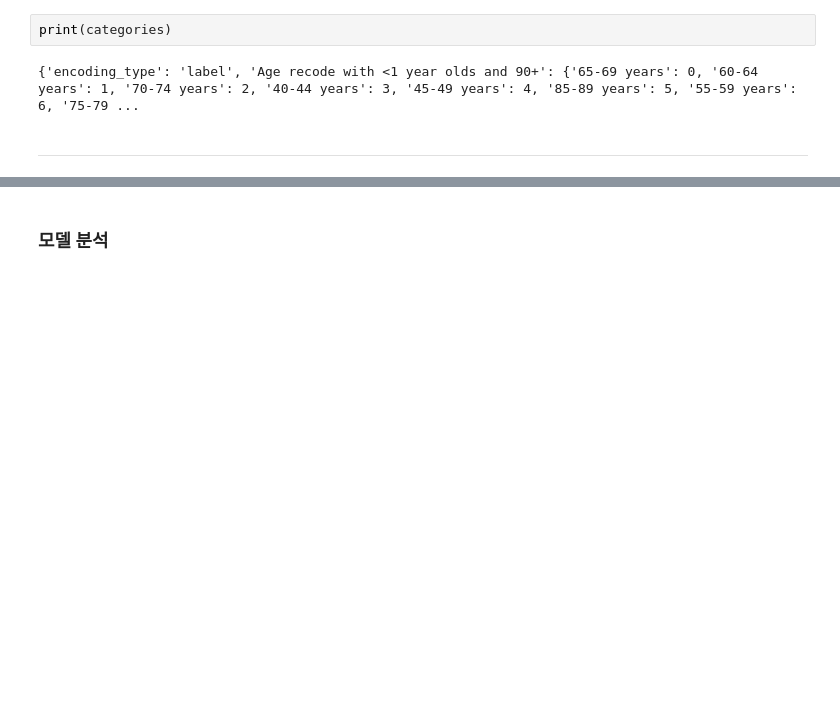
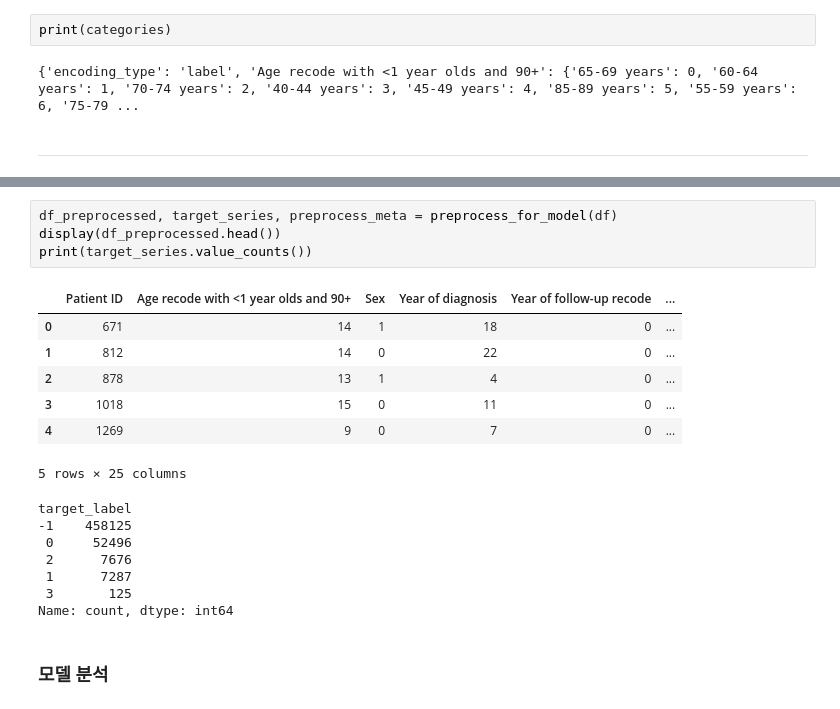
Before and after one commit to Maroco0109/SKN19_2ND_5TEAM, a Jupyter notebook: Analysis.ipynb, the cells around one changed output, grey strips where cells are left out. Drawn from its saved outputs; the diff is of its cells as text; blank space fills up the shorter version.

```diff
--- a/Analysis.ipynb
+++ b/Analysis.ipynb
@@ -188,2 +455,21 @@ print(categories)
+# %%
+df_preprocessed, target_series, preprocess_meta = preprocess_for_model(df)
+display(df_preprocessed.head())
+print(target_series.value_counts())
+# %% [output]
+|  | Patient ID | Age recode with <1 year olds and 90+ | Sex | Year of diagnosis | Year of follow-up recode | ... |
+| 0 | 671 | 14 | 1 | 18 | 0 | ... |
+| 1 | 812 | 14 | 0 | 22 | 0 | ... |
+| 2 | 878 | 13 | 1 | 4 | 0 | ... |
+| 3 | 1018 | 15 | 0 | 11 | 0 | ... |
+| 4 | 1269 | 9 | 0 | 7 | 0 | ... |
+5 rows × 25 columns
+target_label
+-1    458125
+ 0     52496
+ 2      7676
+ 1      7287
+ 3       125
+Name: count, dtype: int64
 # %% [markdown]
 ### 모델 분석
```
Also changed, not shown: parts of 3 cells of this notebook, 4 other files.
